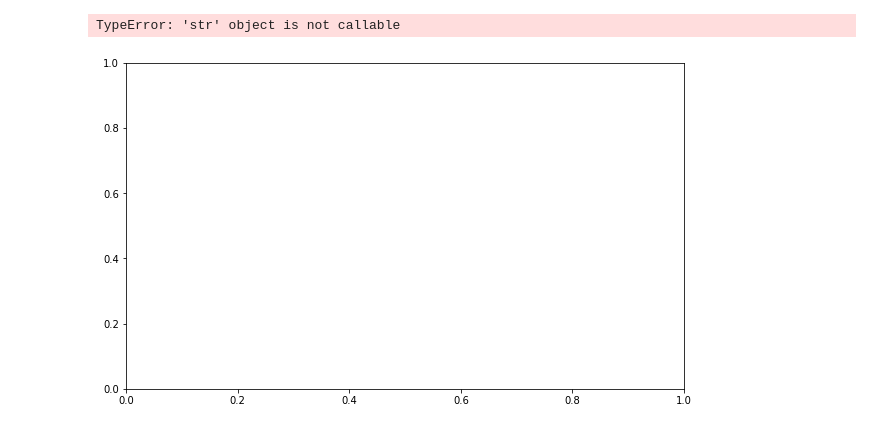
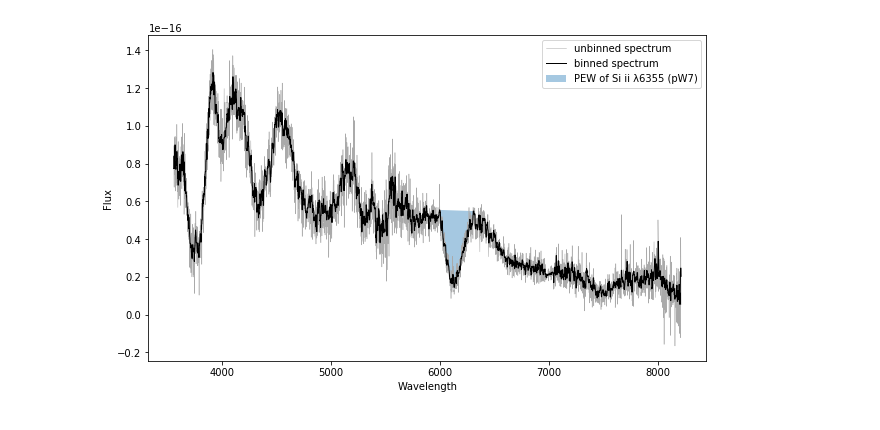
Before and after one commit to mwvgroup/SN-Spectral-Evolution, a Jupyter notebook: notebooks/progress_plots.ipynb, the cells around one changed output. Saved outputs shown, nothing was run; the diff lists cells and outputs as text; code cells hidden in the pictures.

Commit message:
creates two out of three progress plots

```diff
--- a/notebooks/progress_plots.ipynb
+++ b/notebooks/progress_plots.ipynb
@@ -46,37 +49,34 @@ def plot_sdss_spectrum_measurements(obj_id, time, feat_choice, rv=3.1, bin_size=
 
     fig, axis = plt.subplots(figsize=figsize)
 
-    fill_feat = feat_choice
-    #index = fill_feat - 1
 
     feature_measurements = pipeline_data.loc[int(obj_id), time]
-    for feat, feat_data in feature_measurements.groupby('feat_name').apply(fill_feat):
-        feat_start = feat_data.feat_start.iloc[0]
-        flux_start = np.interp(feat_start, rest_wave, bin_flux)
+    feat_data = feature_measurements[feature_measurements['feat_name'] == feat_choice]
 
-        feat_end = feat_data.feat_end.iloc[0]
-        flux_end = np.interp(feat_end, rest_wave, bin_flux)
+    feat_start = feat_data.feat_start.iloc[0]
+    flux_start = np.interp(feat_start, rest_wave, bin_flux)
 
-        i = np.where((feat_start <= rest_wave) & (rest_wave <= feat_end))[0]
-        x = rest_wave[i]
-        y2 = rest_flux[i]
+    feat_end = feat_data.feat_end.iloc[0]
+    flux_end = np.interp(feat_end, rest_wave, bin_flux)
 
-        fit_params = np.polyfit([feat_start, feat_end], [flux_start, flux_end], 1)
-        fit_func = np.poly1d(fit_params)
-        y = fit_func(x)
+    i = np.where((feat_start <= rest_wave) & (rest_wave <= feat_end))[0]
+    x = rest_wave[i]
+    y2 = rest_flux[i]
 
-        axis.fill_between(x, y2, y, alpha=.4, label=f'{feature_alias[feat]} ({feat})')
+    fit_params = np.polyfit([feat_start, feat_end], [flux_start, flux_end], 1)
+    fit_func = np.poly1d(fit_params)
+    y = fit_func(x)
 
-    axis.plot(rest_wave, rest_flux, color='#AAAAAA', linewidth=.5)
-    axis.plot(rest_wave, bin_flux, color='k', linewidth=1)
+    axis.fill_between(x, y2, y, alpha=.4, label=f'PEW of {feature_alias[feat_choice]} ({feat_choice})')
+
+
+    axis.plot(rest_wave, rest_flux, color='#AAAAAA', linewidth=.5, label = 'unbinned spectrum')
+    axis.plot(rest_wave, bin_flux, color='k', linewidth=1, label = 'binned spectrum')
 
     axis.legend()
     axis.set_xlabel('Wavelength')
     axis.set_ylabel('Flux')
 # %%
-plot_sdss_spectrum_measurements(1241, 2453636.5, 'pW3')
-plt.xlim(3500, 6500)
-plt.ylim(0)
+plot_sdss_spectrum_measurements(1241, 2453636.5, 'pW7')
 # %% [output]
-TypeError: 'str' object is not callable
-[figure, old version]
+[figure, new version]
```
Also changed, not shown: parts of 6 cells of this notebook.
